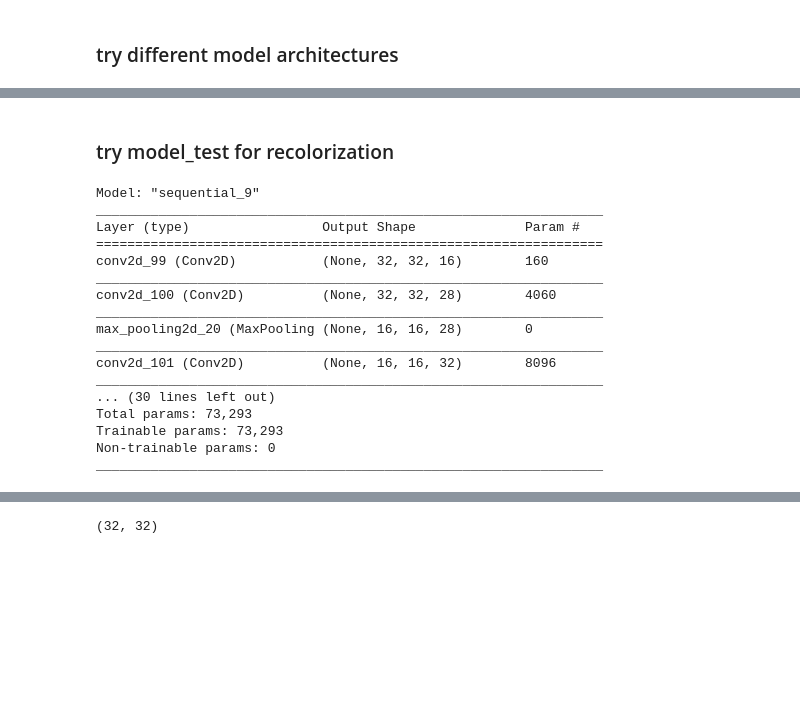
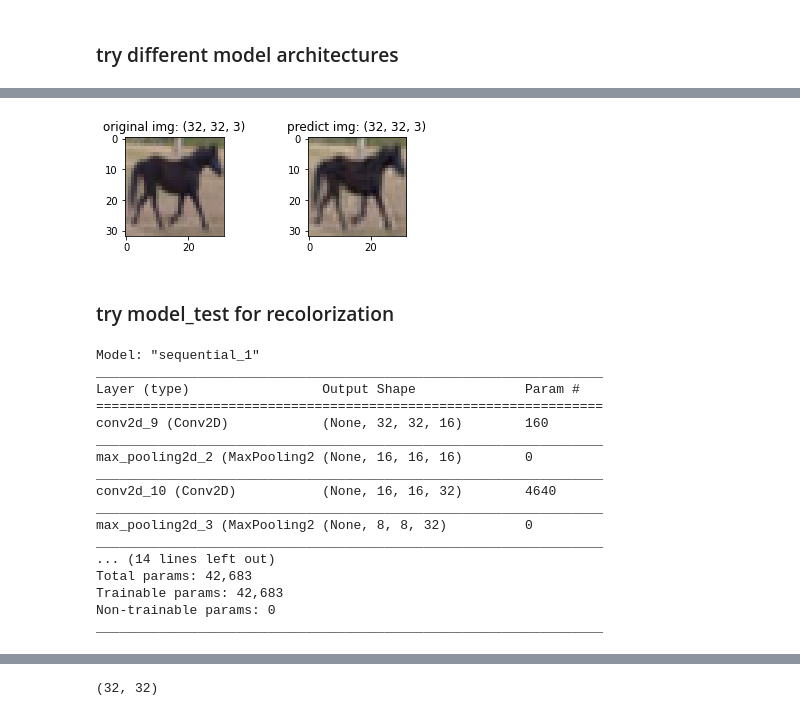
Before and after one commit to unofficial-Jona/ACML, a Jupyter notebook: convolutional autoencoders.ipynb, the cells around one changed output, grey strips where cells are left out. Saved outputs shown, nothing was run; the diff lists cells and outputs as text; code cells hidden in the pictures; blank space fills up the shorter version.

```diff
--- a/convolutional autoencoders.ipynb
+++ b/convolutional autoencoders.ipynb
@@ -317,37 +355,35 @@ predictions_test = model_test.predict(X_test)
 # %%
-  def img_compare(img_org, img_pred):
+def img_compare(img_org, img_pred):
 
-    plt.subplot(221).imshow(img_org)
-    plt.subplot(221).set_title(f'original img: {img_org.shape}')
-    plt.subplot(222).imshow(img_pred)
-    plt.subplot(222).set_title(f'predict img: {img_pred.shape}')
-    plt.show()
-  #img_compare(X_test[45], predictions_test[45])
+  plt.subplot(221).imshow(img_org)
+  plt.subplot(221).set_title(f'original img: {img_org.shape}')
+  plt.subplot(222).imshow(img_pred)
+  plt.subplot(222).set_title(f'predict img: {img_pred.shape}')
+  plt.show()
+img_compare(X_test[50], predictions_test[50])
+# %% [output]
+[figure, added]
 # %% [markdown]
 ### try model_test for recolorization
 # %%
 model_test = Sequential()
 # model_test.add(Input(shape=X_train_bw.shape))
 model_test.add(Conv2D(16, kernel_size = (3,3), padding='same',  activation='relu', input_shape=(32,32,1)))
-model_test.add(Conv2D(28, kernel_size = (3,3), padding='same',  activation='relu'))
+# model_test.add(Conv2D(8, kernel_size = (3,3), padding='same',  activation='relu'))
+# model_test.add(Conv2D(32, kernel_size = (3,3), padding='same', activation='relu'))
 model_test.add(MaxPooling2D(pool_size = (2,2)))
-model_test.add(Conv2D(32, kernel_size = (3,3), padding='same', activation='relu'))
+# model_test.add(Conv2D(64, kernel_size = (3,3), padding='same', activation='relu'))
+model_test.add(Conv2D(32,kernel_size = (3,3), padding='same', activation='relu'))
 model_test.add(MaxPooling2D(pool_size = (2,2)))
-model_test.add(Conv2D(64, kernel_size = (3,3), padding='same', activation='relu'))
-model_test.add(Conv2D(32,kernel_size = (3,3), padding='same', activation='relu'))
-model_test.add(UpSampling2D(size=(2,2)))
-model_test.add(Conv2D(32,kernel_size = (3,3), padding='same', activation='relu'))
+model_test.add(Conv2D(64,kernel_size = (3,3), padding='same', activation='relu'))
+# model_test.add(Conv2D(32,kernel_size = (3,3), padding='same', activation='relu'))
+
+model_test.add(UpSampling2D())
 model_test.add(Conv2D(24,kernel_size = (3,3), padding='same', activation='relu'))
 model_test.add(Conv2D(16,kernel_size = (3,3), padding='same', activation='relu'))
+model_test.add(UpSampling2D())
 
-model_test.add(UpSampling2D())
 model_test.add(Conv2D(12,kernel_size = (3,3), padding='same', activation='relu'))
-model_test.add(UpSampling2D())
-model_test.add(Conv2D(10,kernel_size = (3,3), padding='same', activation='relu'))
-model_test.add(MaxPooling2D())
-
-model_test.add(Conv2D(8,kernel_size = (3,3), padding='same', activation='relu'))
-model_test.add(Conv2D(8,kernel_size = (3,3), padding='same', activation='relu'))
 model_test.add(Conv2D(3,(3,3), padding='same', activation='sigmoid'))
 
 
@@ -359,21 +395,21 @@ model_test.compile(
              keras.metrics.Accuracy()])
 model_test.summary()
 # %% [output]
-Model: "sequential_9"
+Model: "sequential_1"
 _________________________________________________________________
 Layer (type)                 Output Shape              Param #
 =================================================================
-conv2d_99 (Conv2D)           (None, 32, 32, 16)        160
+conv2d_9 (Conv2D)            (None, 32, 32, 16)        160
 _________________________________________________________________
-conv2d_100 (Conv2D)          (None, 32, 32, 28)        4060
+max_pooling2d_2 (MaxPooling2 (None, 16, 16, 16)        0
 _________________________________________________________________
-max_pooling2d_20 (MaxPooling (None, 16, 16, 28)        0
+conv2d_10 (Conv2D)           (None, 16, 16, 32)        4640
 _________________________________________________________________
-conv2d_101 (Conv2D)          (None, 16, 16, 32)        8096
+max_pooling2d_3 (MaxPooling2 (None, 8, 8, 32)          0
 _________________________________________________________________
-... (30 lines left out)
-Total params: 73,293
-Trainable params: 73,293
+... (14 lines left out)
+Total params: 42,683
+Trainable params: 42,683
 Non-trainable params: 0
 _________________________________________________________________
 # %%
```
Also changed, not shown: parts of 15 cells of this notebook.
